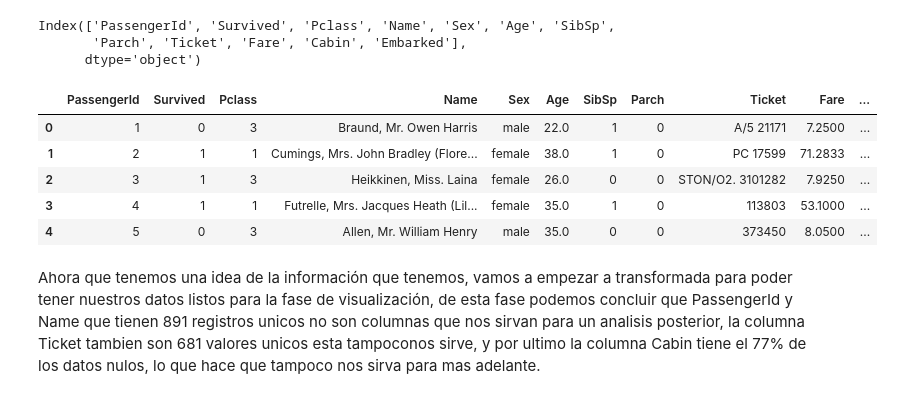
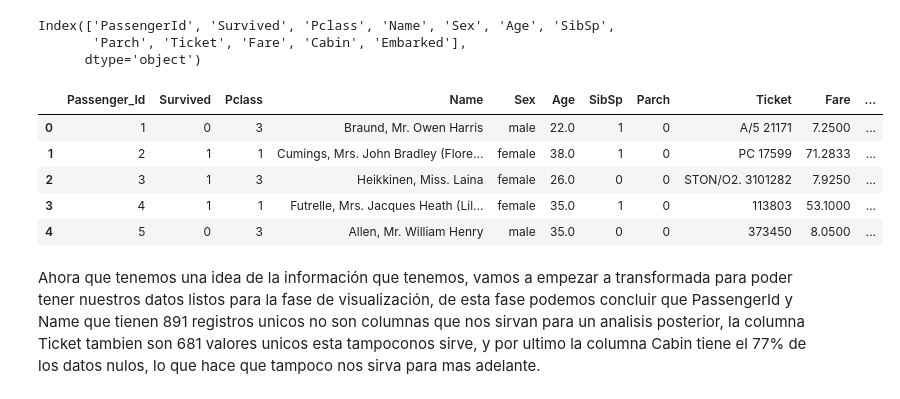
Before and after one commit to billywalker182/DataScience, a Jupyter notebook: DS 2021/WEEK1/Pandas.ipynb, the cells around one changed output. Cells and saved outputs as stored; diff of their text form; code cells hidden in the pictures.

Commit message:
cambiar columna

```diff
--- a/DS 2021/WEEK1/Pandas.ipynb
+++ b/DS 2021/WEEK1/Pandas.ipynb
@@ -728,10 +728,10 @@ Index(['PassengerId', 'Survived', 'Pclass', 'Name', 'Sex', 'Age', 'SibSp',
 # %%
 titanic.columns = ['PassengerId', 'Survived', 'Pclass', 'Name', 'Sex', 'Age', 'SibSp',
        'Parch', 'Ticket', 'Fare', 'Cabin', 'Embarked']
-titanic = titanic.rename(columns={"Passenfer_Id":"PassengerId"})
+titanic = titanic.rename(columns={"PassengerId":"Passenger_Id"})
 titanic.head()
 # %% [output]
-|  | PassengerId | Survived | Pclass | Name | Sex | Age | SibSp | Parch | Ticket | Fare | ... |
+|  | Passenger_Id | Survived | Pclass | Name | Sex | Age | SibSp | Parch | Ticket | Fare | ... |
 | 0 | 1 | 0 | 3 | Braund, Mr. Owen Harris | male | 22.0 | 1 | 0 | A/5 21171 | 7.2500 | ... |
 | 1 | 2 | 1 | 1 | Cumings, Mrs. John Bradley (Flore... | female | 38.0 | 1 | 0 | PC 17599 | 71.2833 | ... |
 | 2 | 3 | 1 | 3 | Heikkinen, Miss. Laina | female | 26.0 | 0 | 0 | STON/O2. 3101282 | 7.9250 | ... |
```
Also changed, not shown: parts of 1 cell of this notebook.
